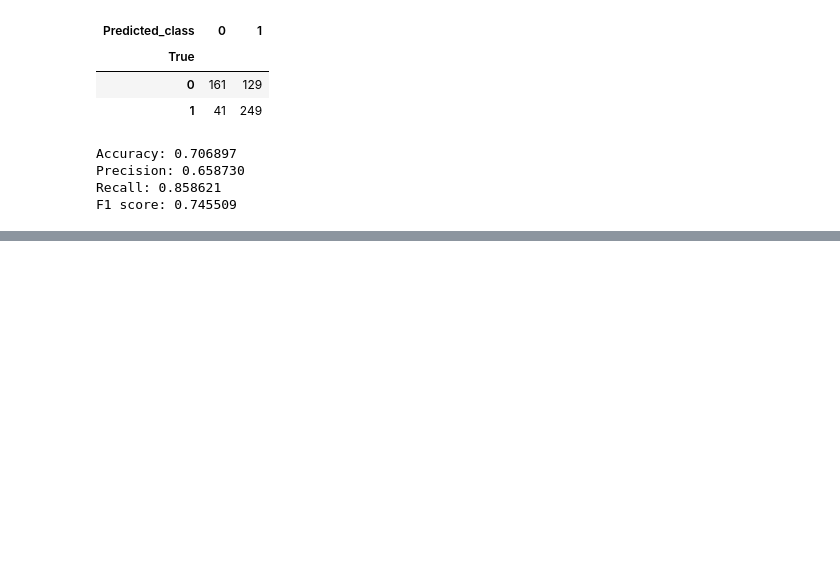
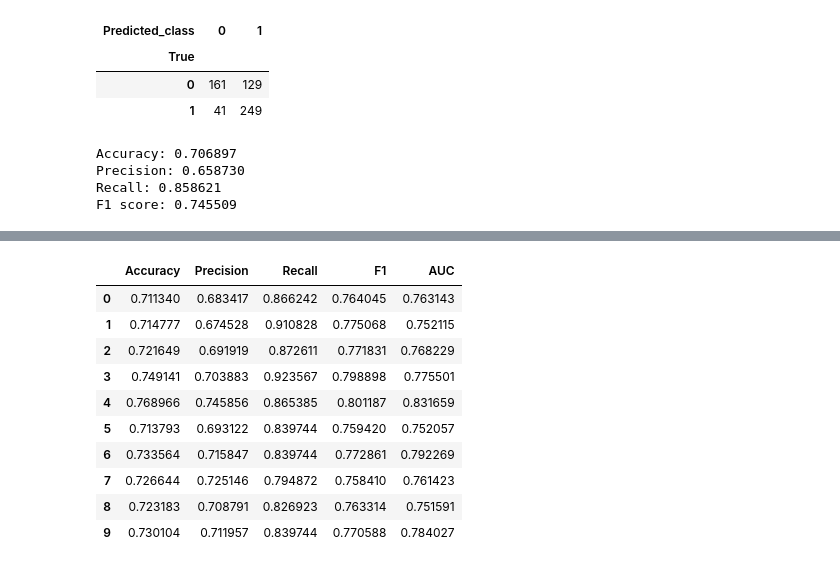
Before and after one commit to Aveek-Saha/TwitterFakeNet, a Jupyter notebook: GNN.ipynb, the cells around one changed output, grey strips where cells are left out. Saved outputs shown, nothing was run; the diff lists cells and outputs as text; code cells hidden in the pictures; blank space fills up the shorter version.

```diff
--- a/GNN.ipynb
+++ b/GNN.ipynb
@@ -395,0 +424,33 @@ F1 score: 0.745509
+# %%
+list_of_lists = []
+def test_model(test_data, test_targets):
+
+    all_nodes = df.drop(columns=['fake','uid']).index
+    all_gen = generator.flow(all_nodes)
+
+    all_predictions = model.predict_generator(all_gen).squeeze()[..., np.newaxis]
+    all_predictions_df = pd.DataFrame(all_predictions,
+                                  index=df.drop(columns=['fake','uid']).index)
+    test_preds = all_predictions_df.loc[test_data.index, :]
+
+    test_predictions = test_preds.values
+    where_are_NaNs = isnan(test_predictions)
+    test_predictions[where_are_NaNs] = 0
+    test_predictions_class = ((test_predictions>=0.5)*1).flatten()
+    test_df = pd.DataFrame({"Predicted_score": test_predictions.flatten(),
+                            "Predicted_class": test_predictions_class,
+                            "True": test_targets[:,0]})
+    roc_auc = metrics.roc_auc_score(test_df['True'].values,
+                                    test_df['Predicted_score'].values)
+    acc = accuracy_score(test_df['True'], test_df['Predicted_class'])
+    prec = precision_score(test_df['True'], test_df['Predicted_class'])
+    recall = recall_score(test_df['True'], test_df['Predicted_class'])
+    f1 = f1_score(test_df['True'], test_df['Predicted_class'])
+
+    list_of_lists.append([acc, prec,recall, f1, roc_auc])
+
+    print('Accuracy: %f' % acc)
+    print('Precision: %f' % prec)
+    print('Recall: %f' % recall)
+    print('F1 score: %f' % f1)
+    print()
@@ -395,0 +512,16 @@ F1 score: 0.745509
+# %%
+scores = pd.DataFrame(list_of_lists, columns=['Accuracy','Precision','Recall','F1', 'AUC'])
+# %%
+scores
+# %% [output]
+|  | Accuracy | Precision | Recall | F1 | AUC |
+| 0 | 0.711340 | 0.683417 | 0.866242 | 0.764045 | 0.763143 |
+| 1 | 0.714777 | 0.674528 | 0.910828 | 0.775068 | 0.752115 |
+| 2 | 0.721649 | 0.691919 | 0.872611 | 0.771831 | 0.768229 |
+| 3 | 0.749141 | 0.703883 | 0.923567 | 0.798898 | 0.775501 |
+| 4 | 0.768966 | 0.745856 | 0.865385 | 0.801187 | 0.831659 |
+| 5 | 0.713793 | 0.693122 | 0.839744 | 0.759420 | 0.752057 |
+| 6 | 0.733564 | 0.715847 | 0.839744 | 0.772861 | 0.792269 |
+| 7 | 0.726644 | 0.725146 | 0.794872 | 0.758410 | 0.761423 |
+| 8 | 0.723183 | 0.708791 | 0.826923 | 0.763314 | 0.751591 |
+| 9 | 0.730104 | 0.711957 | 0.839744 | 0.770588 | 0.784027 |
```
Also changed, not shown: parts of 6 cells of this notebook.
